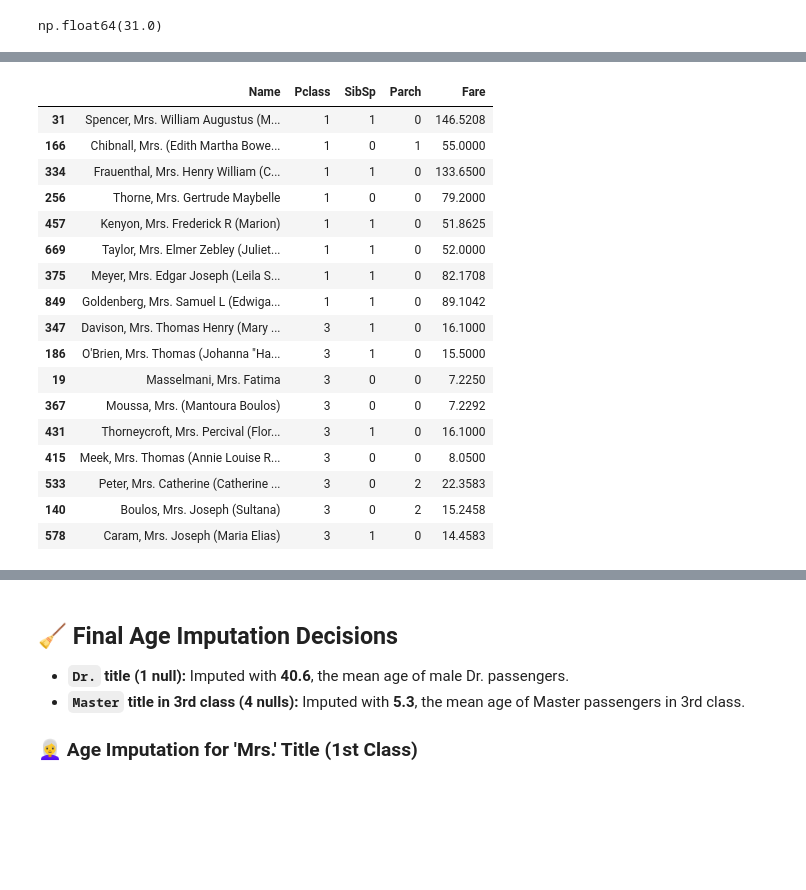
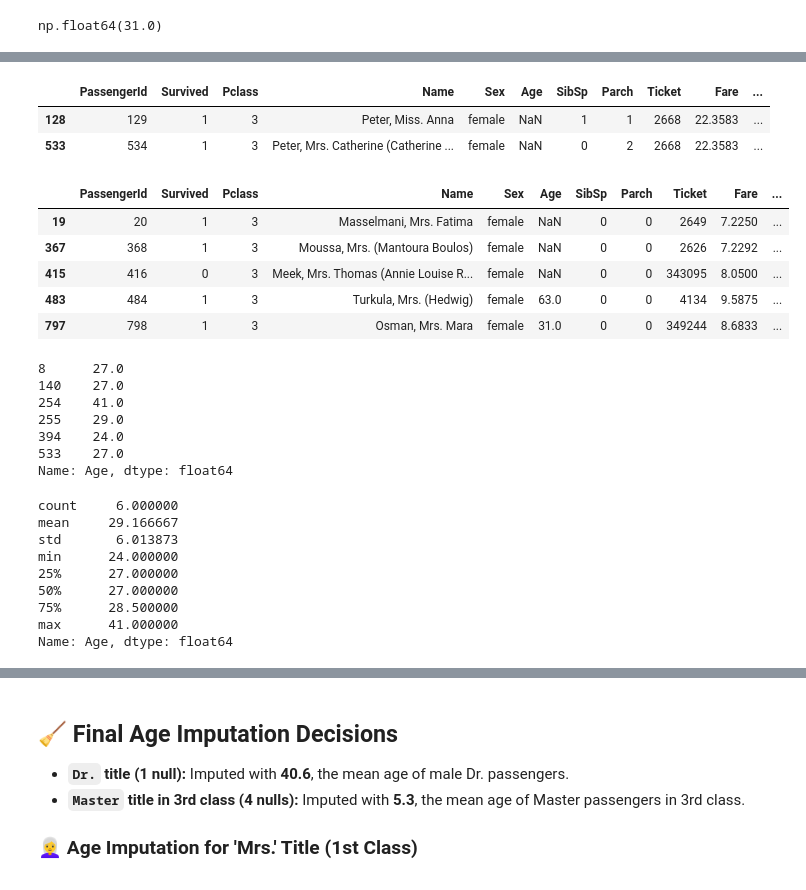
Before and after one commit to Restart29/titanic-analysis, a Jupyter notebook: notebooks/titanic.ipynb, the cells around one changed output, grey strips where cells are left out. Drawn from its saved outputs; the diff is of its cells as text; code cells hidden in the pictures; blank space fills up the shorter version.

```diff
--- a/notebooks/titanic.ipynb
+++ b/notebooks/titanic.ipynb
@@ -674,21 +765,15 @@ np.float64(31.0)
+# %%
+change_db2.loc[change_db2['LastName']=='Peter']
+# %% [output]
+|  | PassengerId | Survived | Pclass | Name | Sex | Age | SibSp | Parch | Ticket | Fare | ... |
+| 128 | 129 | 1 | 3 | Peter, Miss. Anna | female | NaN | 1 | 1 | 2668 | 22.3583 | ... |
+| 533 | 534 | 1 | 3 | Peter, Mrs. Catherine (Catherine ... | female | NaN | 0 | 2 | 2668 | 22.3583 | ... |
 # %%
-change_db2.loc[(change_db2['Age'].isnull())&(change_db2['Title']=='Mrs'),['Name','Pclass','SibSp','Parch','Fare']].sort_values('Pclass')
+change_db2.loc[(change_db2['Pclass']==3)&(change_db2['Title']=='Mrs')&(change_db2['SibSp']==0)&(change_db2['Parch']==0)]
 # %% [output]
-|  | Name | Pclass | SibSp | Parch | Fare |
-| 31 | Spencer, Mrs. William Augustus (M... | 1 | 1 | 0 | 146.5208 |
-| 166 | Chibnall, Mrs. (Edith Martha Bowe... | 1 | 0 | 1 | 55.0000 |
-| 334 | Frauenthal, Mrs. Henry William (C... | 1 | 1 | 0 | 133.6500 |
-| 256 | Thorne, Mrs. Gertrude Maybelle | 1 | 0 | 0 | 79.2000 |
-| 457 | Kenyon, Mrs. Frederick R (Marion) | 1 | 1 | 0 | 51.8625 |
-| 669 | Taylor, Mrs. Elmer Zebley (Juliet... | 1 | 1 | 0 | 52.0000 |
-| 375 | Meyer, Mrs. Edgar Joseph (Leila S... | 1 | 1 | 0 | 82.1708 |
-| 849 | Goldenberg, Mrs. Samuel L (Edwiga... | 1 | 1 | 0 | 89.1042 |
-| 347 | Davison, Mrs. Thomas Henry (Mary ... | 3 | 1 | 0 | 16.1000 |
-| 186 | O'Brien, Mrs. Thomas (Johanna "Ha... | 3 | 1 | 0 | 15.5000 |
-| 19 | Masselmani, Mrs. Fatima | 3 | 0 | 0 | 7.2250 |
-| 367 | Moussa, Mrs. (Mantoura Boulos) | 3 | 0 | 0 | 7.2292 |
-| 431 | Thorneycroft, Mrs. Percival (Flor... | 3 | 1 | 0 | 16.1000 |
-| 415 | Meek, Mrs. Thomas (Annie Louise R... | 3 | 0 | 0 | 8.0500 |
-| 533 | Peter, Mrs. Catherine (Catherine ... | 3 | 0 | 2 | 22.3583 |
-| 140 | Boulos, Mrs. Joseph (Sultana) | 3 | 0 | 2 | 15.2458 |
-| 578 | Caram, Mrs. Joseph (Maria Elias) | 3 | 1 | 0 | 14.4583 |
+|  | PassengerId | Survived | Pclass | Name | Sex | Age | SibSp | Parch | Ticket | Fare | ... |
+| 19 | 20 | 1 | 3 | Masselmani, Mrs. Fatima | female | NaN | 0 | 0 | 2649 | 7.2250 | ... |
+| 367 | 368 | 1 | 3 | Moussa, Mrs. (Mantoura Boulos) | female | NaN | 0 | 0 | 2626 | 7.2292 | ... |
+| 415 | 416 | 0 | 3 | Meek, Mrs. Thomas (Annie Louise R... | female | NaN | 0 | 0 | 343095 | 8.0500 | ... |
+| 483 | 484 | 1 | 3 | Turkula, Mrs. (Hedwig) | female | 63.0 | 0 | 0 | 4134 | 9.5875 | ... |
+| 797 | 798 | 1 | 3 | Osman, Mrs. Mara | female | 31.0 | 0 | 0 | 349244 | 8.6833 | ... |
@@ -694,0 +782,22 @@ change_db2.loc[(change_db2['Age'].isnull())&(change_db2['Title']=='Mrs'),['Name'
+# %%
+change_db_cleaned.loc[(change_db_cleaned['Title']=='Mrs')&(change_db_cleaned['Pclass']==3)&(change_db_cleaned['SibSp']==0)&(change_db_cleaned['Parch']==2),'Age']
+# %% [output]
+8      27.0
+140    27.0
+254    41.0
+255    29.0
+394    24.0
+533    27.0
+Name: Age, dtype: float64
+# %%
+change_db_cleaned.loc[(change_db_cleaned['Title']=='Mrs')&(change_db_cleaned['Pclass']==3)&(change_db_cleaned['SibSp']==0)&(change_db_cleaned['Parch']==2),'Age'].describe()
+# %% [output]
+count     6.000000
+mean     29.166667
+std       6.013873
+min      24.000000
+25%      27.000000
+50%      27.000000
+75%      28.500000
+max      41.000000
+Name: Age, dtype: float64
```
Also changed, not shown: parts of 18 cells of this notebook.
